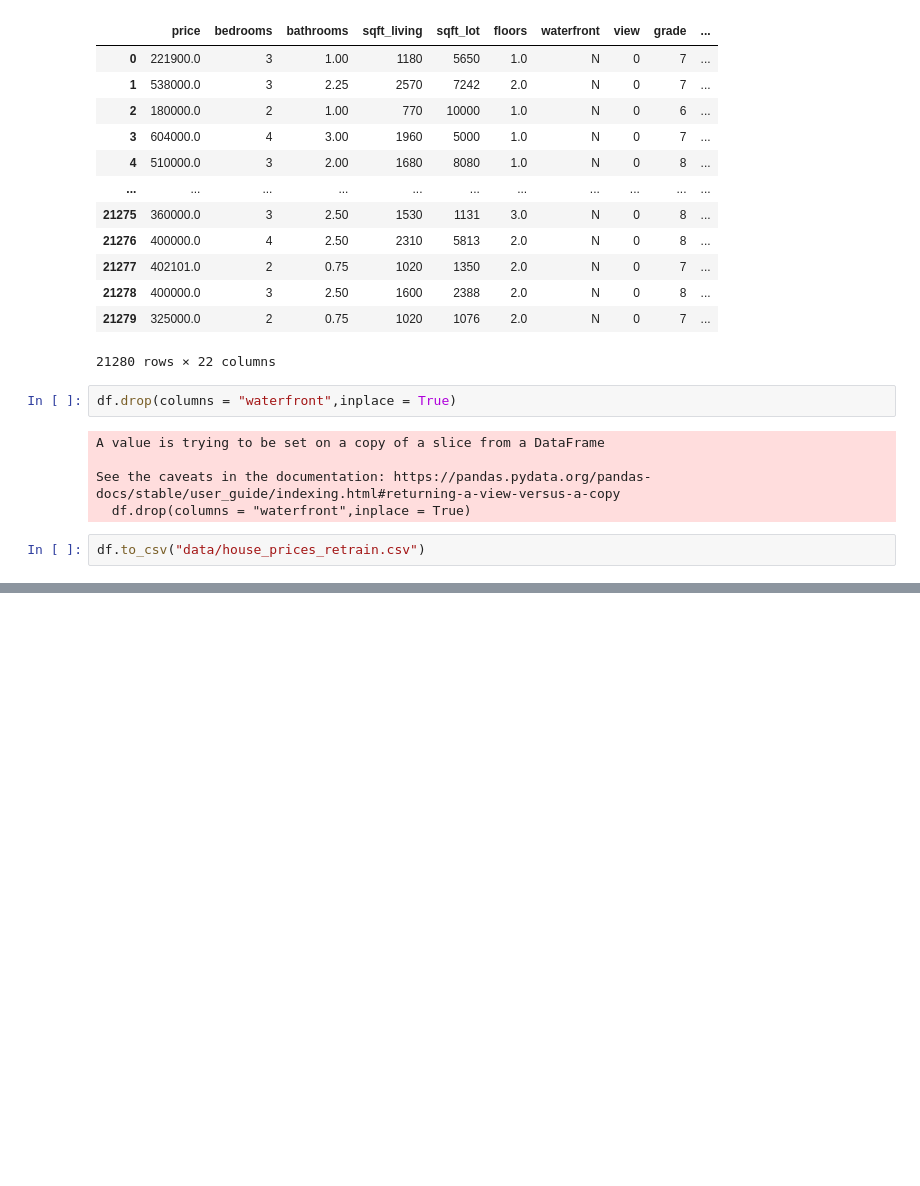
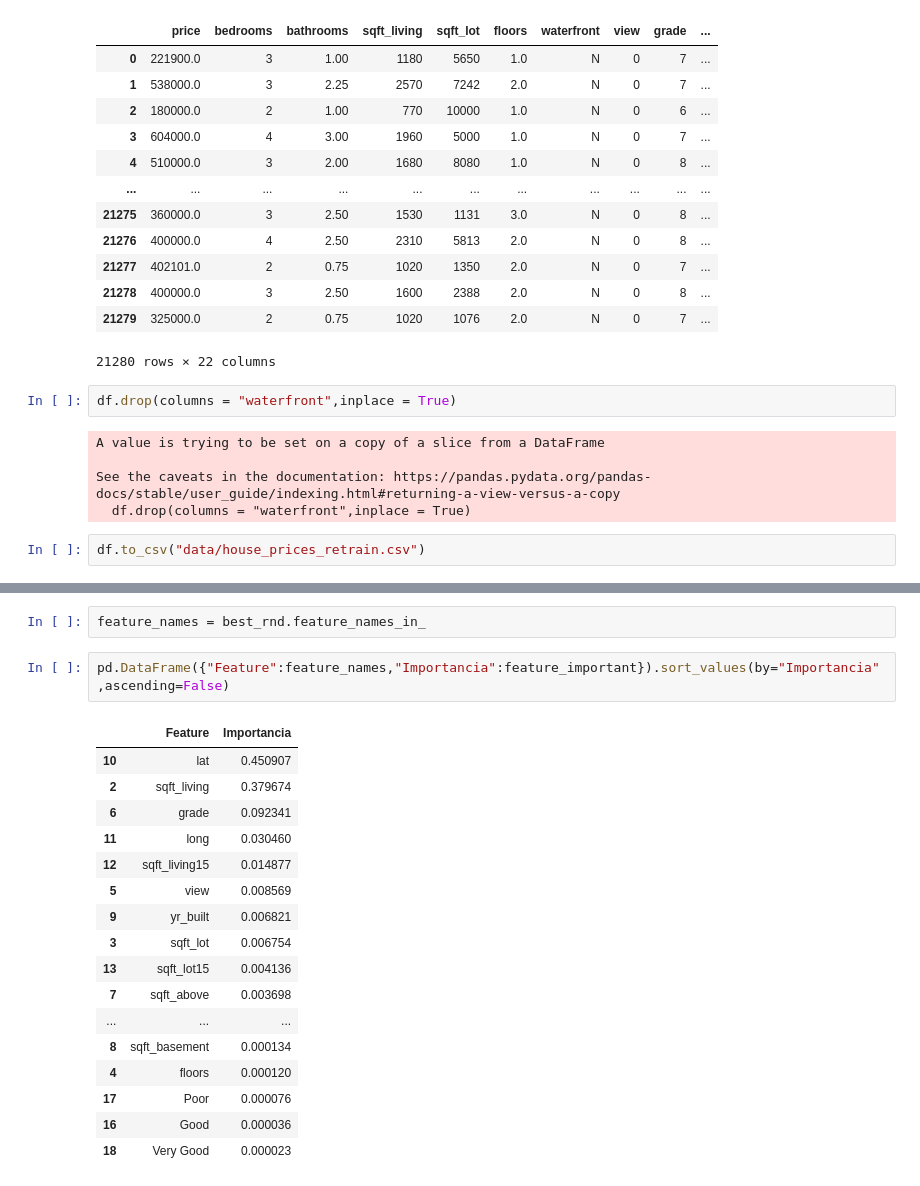
Before and after one commit to PacoFletcher/Web_data_house_pricing, a Jupyter notebook: rama_test.ipynb, the cells around one changed output, grey strips where cells are left out. Cells and saved outputs as stored; diff of their text form; blank space fills up the shorter version.

```diff
--- a/rama_test.ipynb
+++ b/rama_test.ipynb
@@ -331,0 +401,22 @@ df.to_csv("data/house_prices_retrain.csv")
+# %%
+feature_names = best_rnd.feature_names_in_
+# %%
+pd.DataFrame({"Feature":feature_names,"Importancia":feature_important}).sort_values(by="Importancia",ascending=False)
+# %% [output]
+|  | Feature | Importancia |
+| 10 | lat | 0.450907 |
+| 2 | sqft_living | 0.379674 |
+| 6 | grade | 0.092341 |
+| 11 | long | 0.030460 |
+| 12 | sqft_living15 | 0.014877 |
+| 5 | view | 0.008569 |
+| 9 | yr_built | 0.006821 |
+| 3 | sqft_lot | 0.006754 |
+| 13 | sqft_lot15 | 0.004136 |
+| 7 | sqft_above | 0.003698 |
+| ... | ... | ... |
+| 8 | sqft_basement | 0.000134 |
+| 4 | floors | 0.000120 |
+| 17 | Poor | 0.000076 |
+| 16 | Good | 0.000036 |
+| 18 | Very Good | 0.000023 |
```
Also changed, not shown: parts of 19 cells of this notebook, 1 other file.
